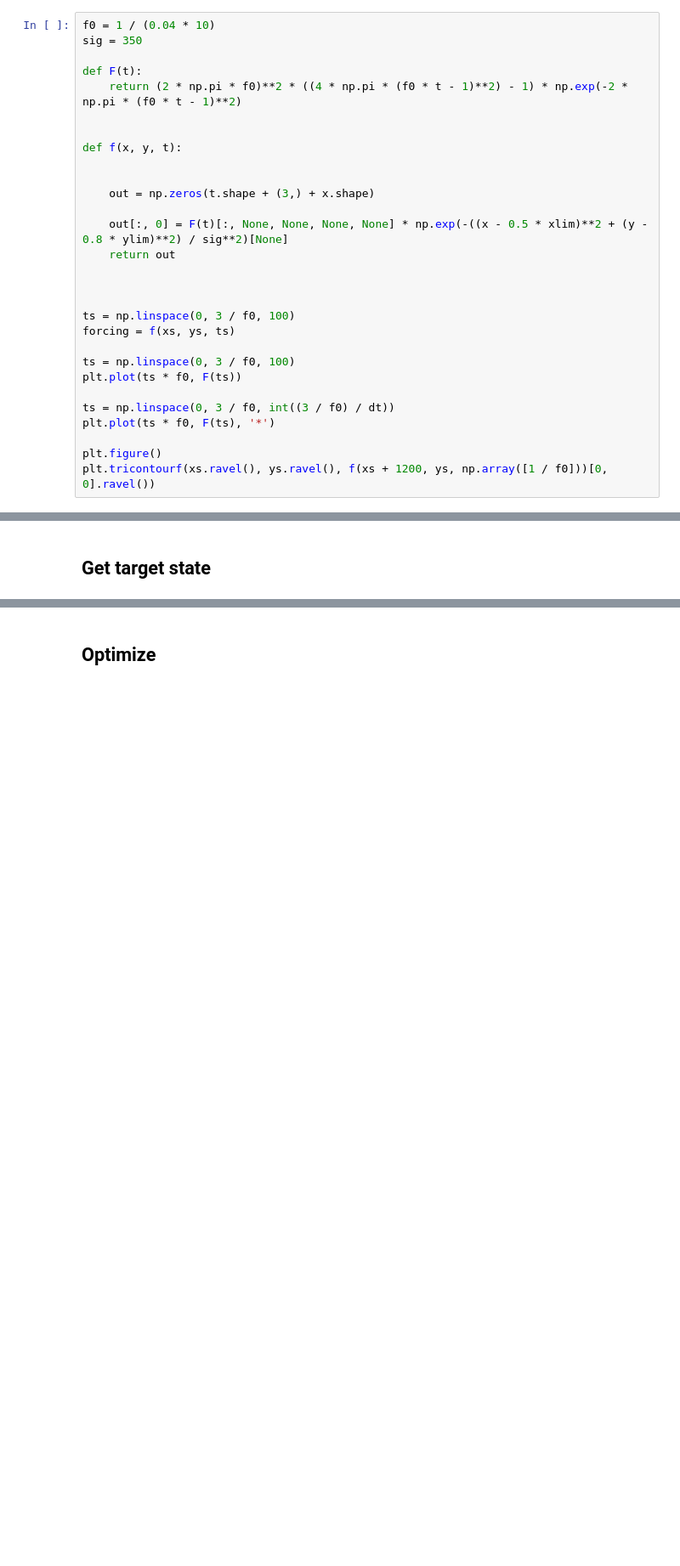
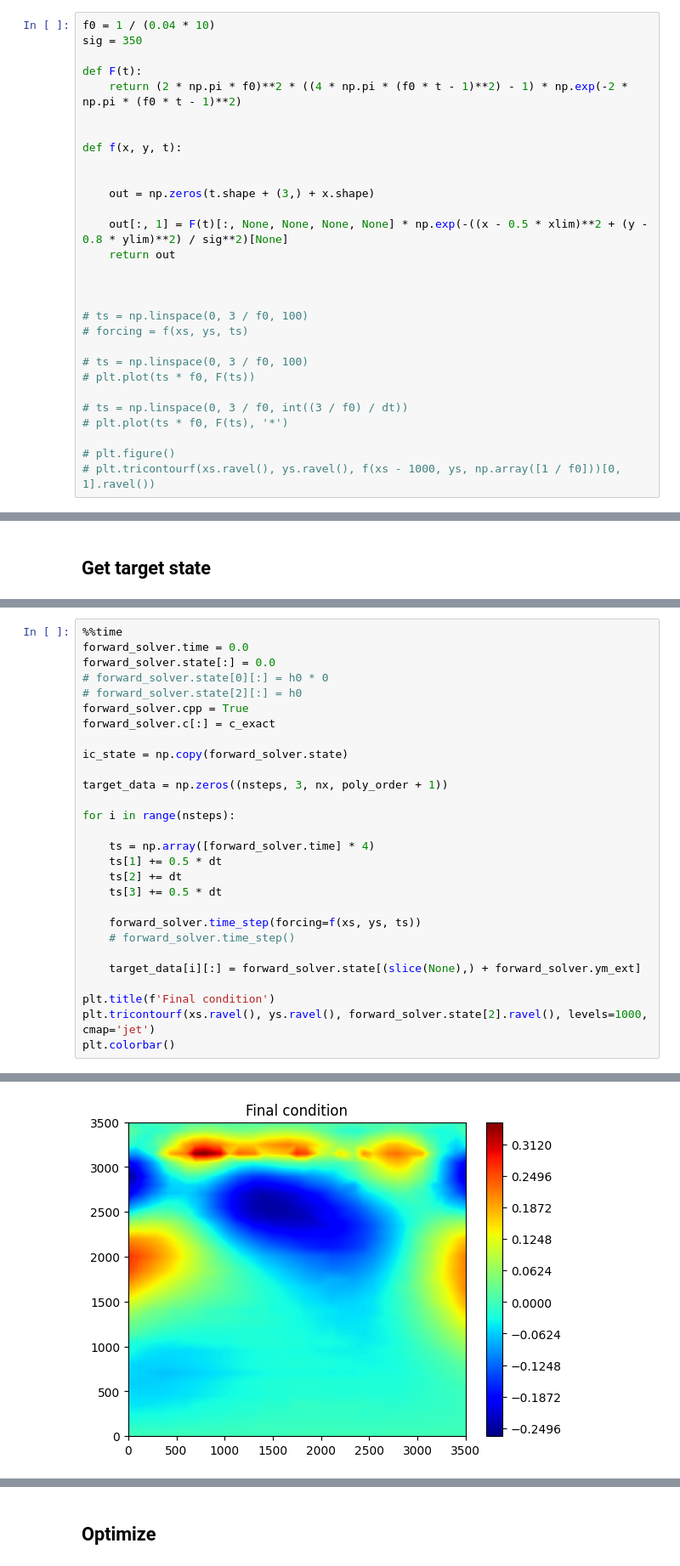
Before and after one commit to kieranricardo/ader-dg-transport, a Jupyter notebook: notebooks/dg_adjoint-receivers.ipynb, the cells around one changed output, grey strips where cells are left out. Shown at 85% size. Drawn from its saved outputs; the diff is of its cells as text; blank space fills up the shorter version.

```diff
--- a/notebooks/dg_adjoint-receivers.ipynb
+++ b/notebooks/dg_adjoint-receivers.ipynb
@@ -71,19 +65,19 @@ def f(x, y, t):
 
     out = np.zeros(t.shape + (3,) + x.shape)
 
-    out[:, 0] = F(t)[:, None, None, None, None] * np.exp(-((x - 0.5 * xlim)**2 + (y - 0.8 * ylim)**2) / sig**2)[None]
+    out[:, 1] = F(t)[:, None, None, None, None] * np.exp(-((x - 0.5 * xlim)**2 + (y - 0.8 * ylim)**2) / sig**2)[None]
     return out
 
 
 
-ts = np.linspace(0, 3 / f0, 100)
-forcing = f(xs, ys, ts)
+# ts = np.linspace(0, 3 / f0, 100)
+# forcing = f(xs, ys, ts)
 
-ts = np.linspace(0, 3 / f0, 100)
-plt.plot(ts * f0, F(ts))
+# ts = np.linspace(0, 3 / f0, 100)
+# plt.plot(ts * f0, F(ts))
 
-ts = np.linspace(0, 3 / f0, int((3 / f0) / dt))
-plt.plot(ts * f0, F(ts), '*')
+# ts = np.linspace(0, 3 / f0, int((3 / f0) / dt))
+# plt.plot(ts * f0, F(ts), '*')
 
-plt.figure()
-plt.tricontourf(xs.ravel(), ys.ravel(), f(xs + 1200, ys, np.array([1 / f0]))[0, 0].ravel())
+# plt.figure()
+# plt.tricontourf(xs.ravel(), ys.ravel(), f(xs - 1000, ys, np.array([1 / f0]))[0, 1].ravel())
@@ -200,0 +118,29 @@ Wall time: 401 ms
+# %%
+%%time
+forward_solver.time = 0.0
+forward_solver.state[:] = 0.0
+# forward_solver.state[0][:] = h0 * 0
+# forward_solver.state[2][:] = h0
+forward_solver.cpp = True
+forward_solver.c[:] = c_exact
+
+ic_state = np.copy(forward_solver.state)
+
+target_data = np.zeros((nsteps, 3, nx, poly_order + 1))
+
+for i in range(nsteps):
+
+    ts = np.array([forward_solver.time] * 4)
+    ts[1] += 0.5 * dt
+    ts[2] += dt
+    ts[3] += 0.5 * dt
+
+    forward_solver.time_step(forcing=f(xs, ys, ts))
+    # forward_solver.time_step()
+
+    target_data[i][:] = forward_solver.state[(slice(None),) + forward_solver.ym_ext]
+
+plt.title(f'Final condition')
+plt.tricontourf(xs.ravel(), ys.ravel(), forward_solver.state[2].ravel(), levels=1000, cmap='jet')
+plt.colorbar()
+# %% [output]
@@ -201,3 +150,4 @@ Wall time: 401 ms
+[figure, added]
 # %%
 # c0 = np.ones_like(c_true)
 # c0 = c_true.mean(axis=(0, 2), keepdims=True) * np.ones_like(np.ones_like(c_true))
```
Also changed, not shown: parts of 37 cells of this notebook, 3 other files.
